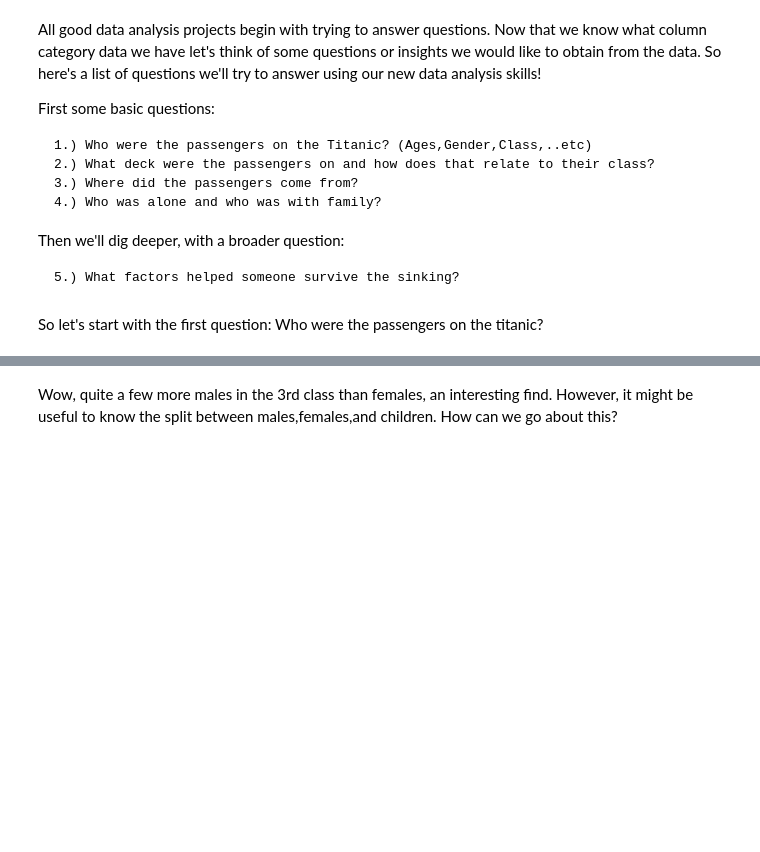
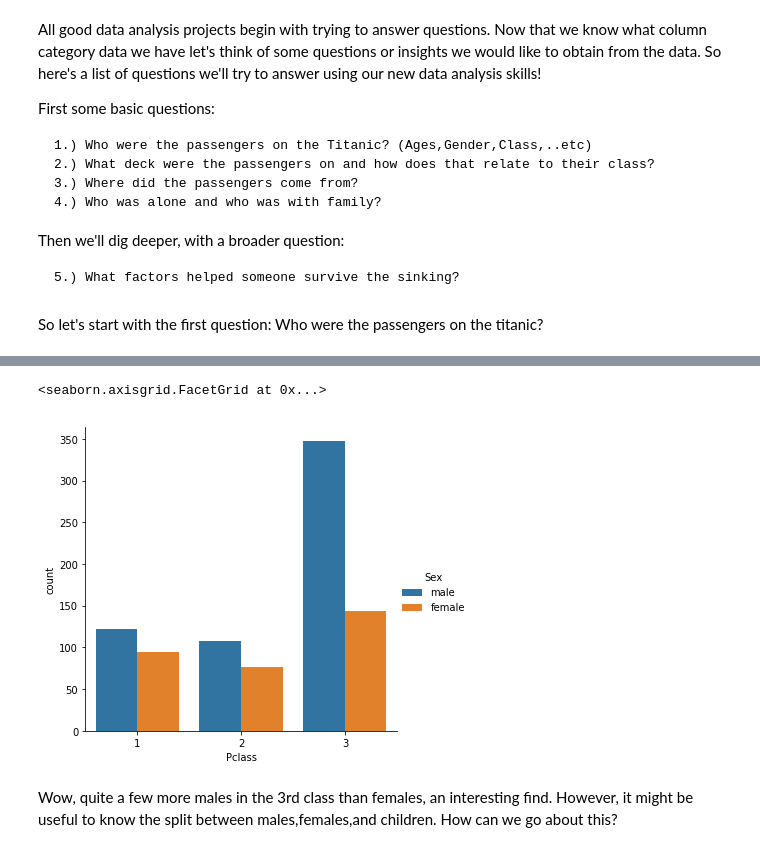
Before and after one commit to maxmelnick/analytics-python-intro, a Jupyter notebook: notebooks/Project 1 - Titanic (Exercises).ipynb, the cells around one changed output, grey strips where cells are left out. Saved outputs shown, nothing was run; the diff lists cells and outputs as text; code cells hidden in the pictures; blank space fills up the shorter version.

```diff
--- a/notebooks/Project 1 - Titanic (Exercises).ipynb
+++ b/notebooks/Project 1 - Titanic (Exercises).ipynb
@@ -37,6 +64,11 @@ sns.catplot(x = 'Sex', kind="count", data=titanic_df)
 # %%
-# Now let's seperate the genders by classes, remember we can use the 'hue' arguement here!
-sns.catplot(x='Pclass',data=titanic_df, hue='Sex', kind="count")
+# Now let's seperate the genders by classes
+# Create a Categorical Plot (count) on Pclass
+# Differentiate colors between Sex
+# Remember we can use the 'hue' arguement here!
+# %% [output]
+<seaborn.axisgrid.FacetGrid at 0x...>
+[figure, added]
 # %% [markdown]
 Wow, quite a few more males in the 3rd class than females, an interesting find. However, it might be useful to know the split between males,females,and children. How can we go about this?
 # %%
```
Also changed, not shown: parts of 41 cells of this notebook, 1 other file.
